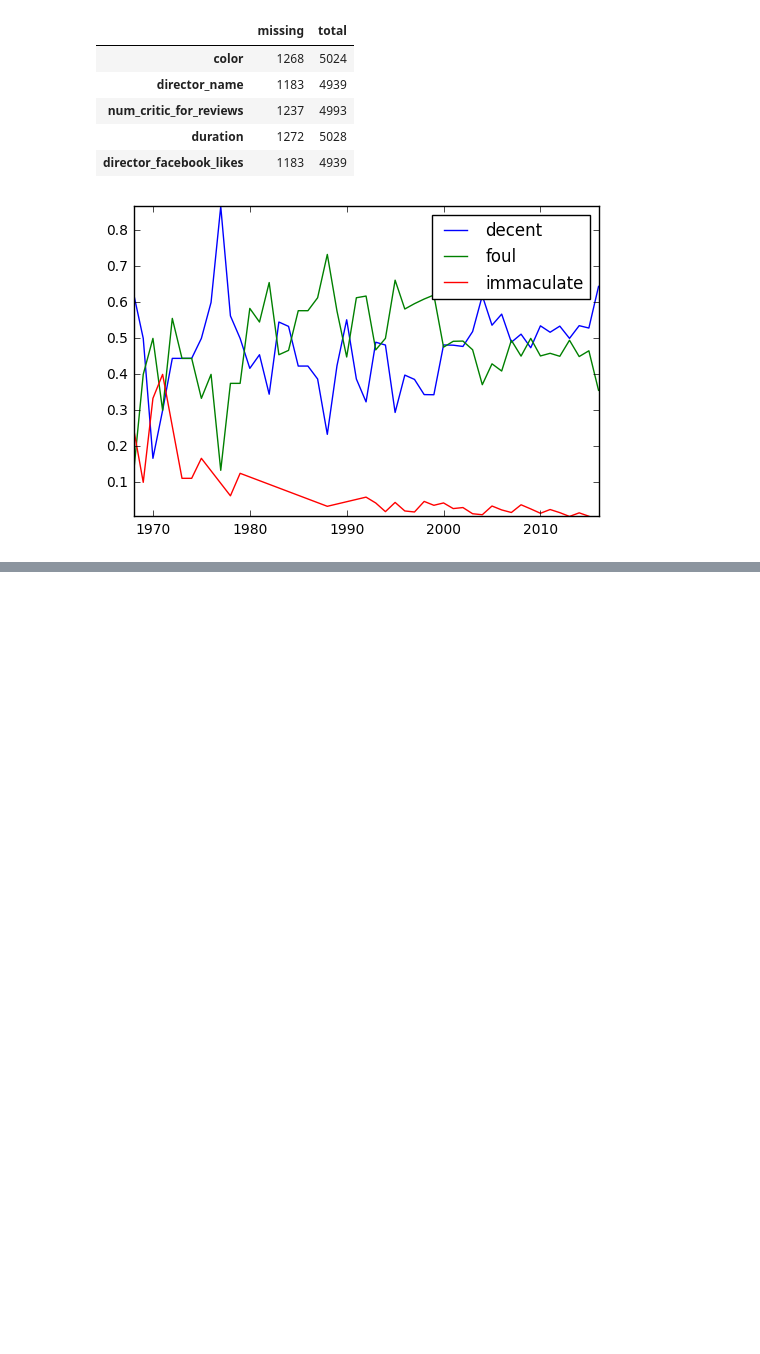
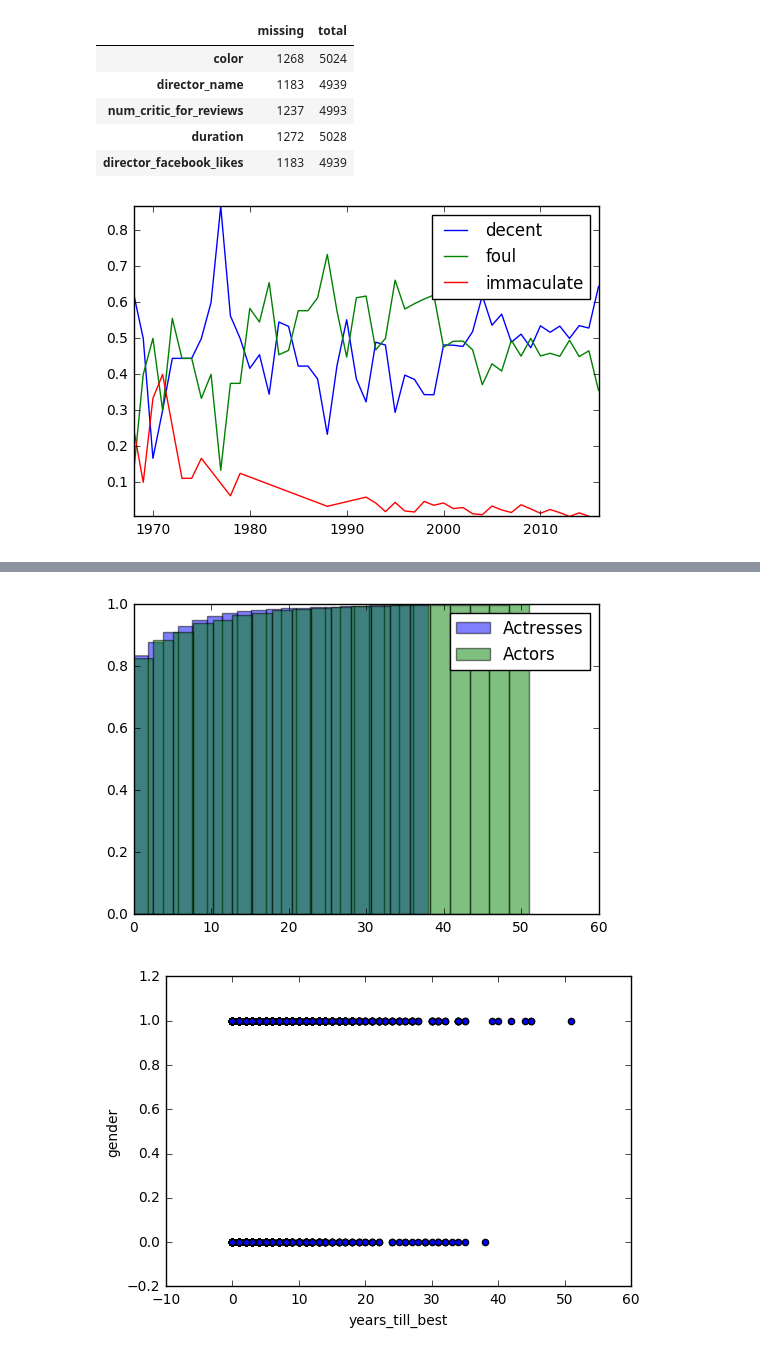
Before and after one commit to mturzanska/kaggle, a Jupyter notebook: kaggle_datasets_imdb.ipynb, the cells around one changed output, grey strips where cells are left out. Saved outputs shown, nothing was run; the diff lists cells and outputs as text; code cells hidden in the pictures; blank space fills up the shorter version.

```diff
--- a/kaggle_datasets_imdb.ipynb
+++ b/kaggle_datasets_imdb.ipynb
@@ -215,0 +214,29 @@ actors.head(20)
+# %%
+# Years of work before the best movie by gender
+
+# Prepare subset of data
+best_movies = actors.copy()
+best_movies['best_imdb_score'] = best_movies.groupby(['actor_name'])['imdb_score'].transform(max)
+best_movies = best_movies[best_movies['best_imdb_score'] == best_movies['imdb_score']]
+best_movies['earlier_movie'] = best_movies.groupby(['actor_name'])['year'].transform(min)
+best_movies = best_movies[best_movies['year'] == best_movies['earlier_movie']]
+best_movies['years_till_best'] = best_movies['year'] - best_movies['start_year']
+# %%
+# Years till best distribution by gender
+
+best_females = best_movies[best_movies.gender == 0]
+
+best_males = best_movies[actors.gender == 1]
+
+plt.hist(best_females['years_till_best'], 20, alpha=0.5, label='Actresses', normed=True, cumulative=True)
+plt.hist(best_males['years_till_best'], 20, alpha=0.5, label='Actors', normed=True, cumulative=True)
+plt.legend(loc='upper right')
+plt.show()
+
+best_movies.plot(kind='scatter', x='years_till_best', y='gender')
+plt.show()
+
+# Men get better with age.
+# %% [output]
+[figure, added]
+[figure, added]
```
Also changed, not shown: parts of 3 cells of this notebook.
